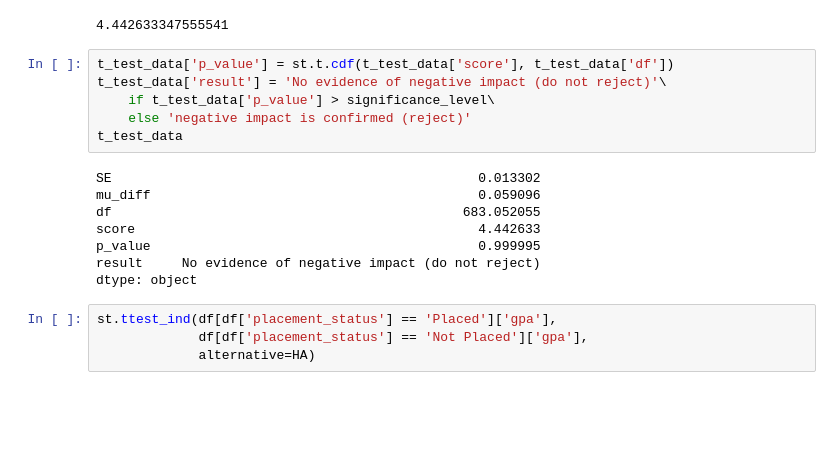
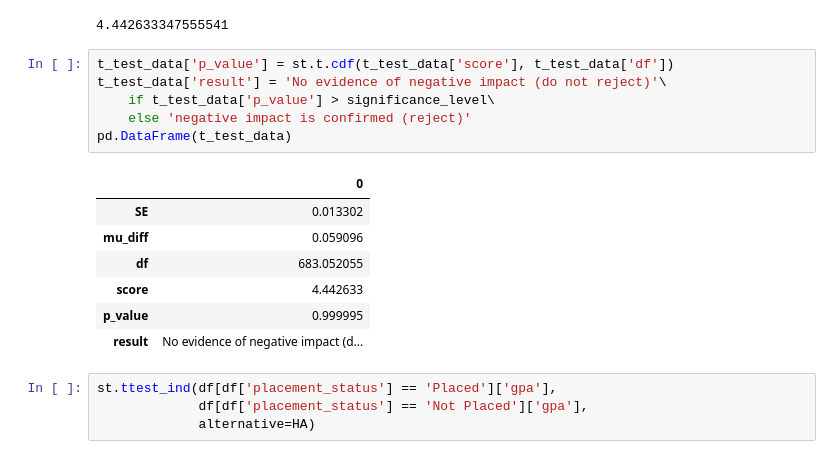
Before and after one commit to mvajhi/Introduction-to-Data-Science, a Jupyter notebook: ca1/hypothesis_testing.ipynb, the cells around one changed output. Drawn from its saved outputs; the diff is of its cells as text; blank space fills up the shorter version.

```diff
--- a/ca1/hypothesis_testing.ipynb
+++ b/ca1/hypothesis_testing.ipynb
@@ -139,17 +160,17 @@ t_test_data['score']
 # %%
 t_test_data['p_value'] = st.t.cdf(t_test_data['score'], t_test_data['df'])
 t_test_data['result'] = 'No evidence of negative impact (do not reject)'\
     if t_test_data['p_value'] > significance_level\
     else 'negative impact is confirmed (reject)'
-t_test_data
+pd.DataFrame(t_test_data)
 # %% [output]
-SE                                               0.013302
-mu_diff                                          0.059096
-df                                             683.052055
-score                                            4.442633
-p_value                                          0.999995
-result     No evidence of negative impact (do not reject)
-dtype: object
+|  | 0 |
+| SE | 0.013302 |
+| mu_diff | 0.059096 |
+| df | 683.052055 |
+| score | 4.442633 |
+| p_value | 0.999995 |
+| result | No evidence of negative impact (d... |
 # %%
 st.ttest_ind(df[df['placement_status'] == 'Placed']['gpa'],
              df[df['placement_status'] == 'Not Placed']['gpa'],
```
Also changed, not shown: parts of 5 cells of this notebook.
